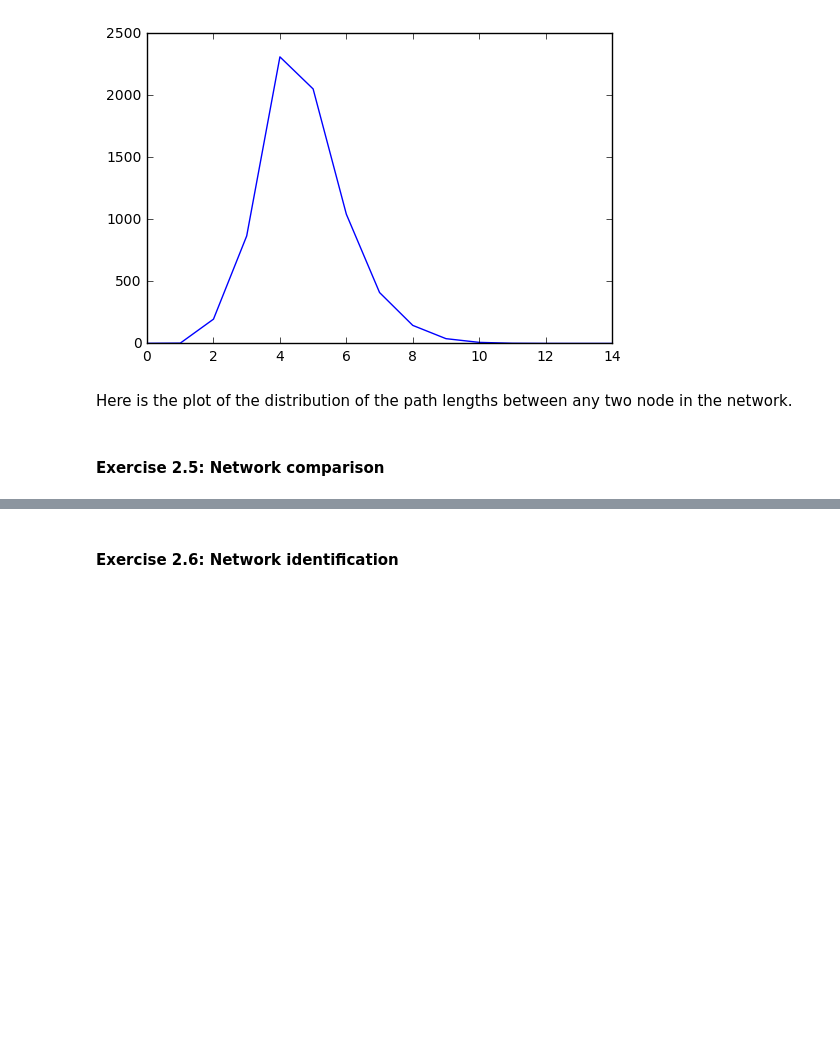
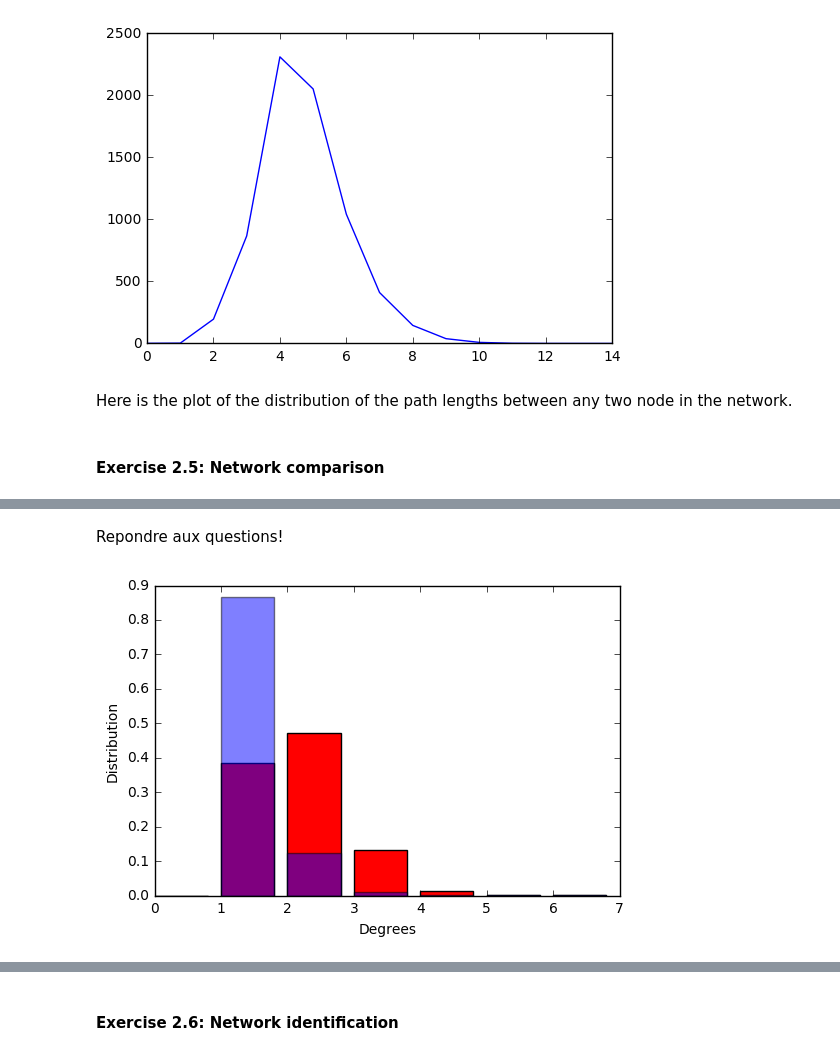
Before and after one commit to jeanbaptistebeau/Internet-Analytics-Notebooks, a Jupyter notebook: lab2/notebooks/ix-lab2-notebook-part1.ipynb, the cells around one changed output, grey strips where cells are left out. Saved outputs shown, nothing was run; the diff lists cells and outputs as text; code cells hidden in the pictures; blank space fills up the shorter version.

```diff
--- a/lab2/notebooks/ix-lab2-notebook-part1.ipynb
+++ b/lab2/notebooks/ix-lab2-notebook-part1.ipynb
@@ -147,0 +167,13 @@ Here is the plot of the distribution of the path lengths between any two node in
+# %% [markdown]
+Repondre aux questions!
+# %%
+fig, ax = plt.subplots()
+ax.bar(x, y, color='r')
+mu = mle_poisson(list(deg_distr.values()), 7)
+gen_data = [poisson.pmf(x, mu, 1) for x in range(7)]
+ax.bar(x[:len(gen_data)],gen_data, alpha=0.5)
+ax.xaxis.set_label_text("Degrees")
+ax.yaxis.set_label_text("Distribution")
+plt.show()
+# %% [output]
+[figure, added]
```
Also changed, not shown: parts of 9 cells of this notebook.
